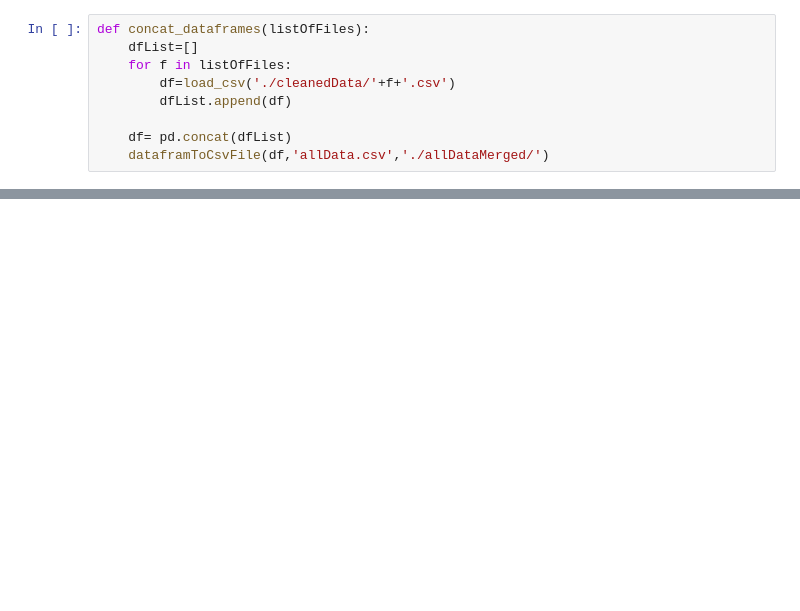
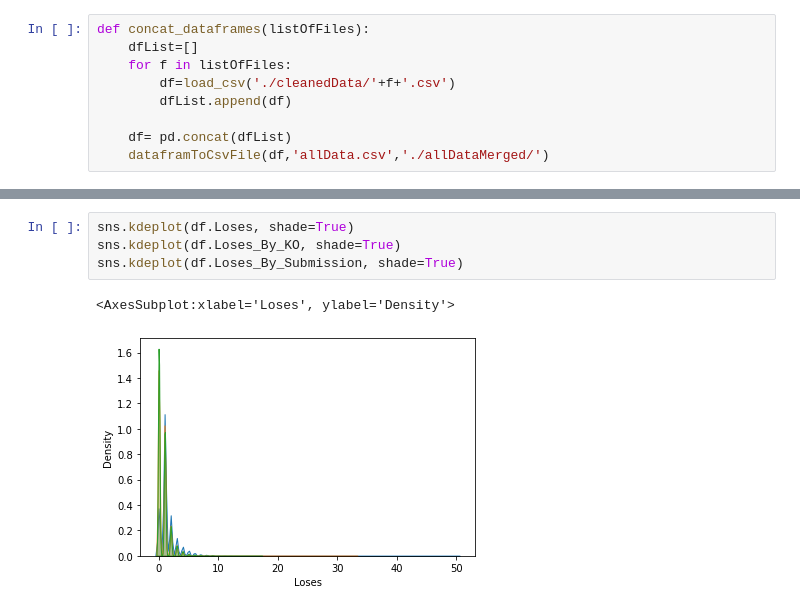
Before and after one commit to omriglevi/DataScience-Final, a Jupyter notebook: Data Science Final Project.ipynb, the cells around one changed output, grey strips where cells are left out. Cells and saved outputs as stored; diff of their text form; blank space fills up the shorter version.

```diff
--- a/Data Science Final Project.ipynb
+++ b/Data Science Final Project.ipynb
@@ -299,0 +374,7 @@ df
+# %%
+sns.kdeplot(df.Loses, shade=True)
+sns.kdeplot(df.Loses_By_KO, shade=True)
+sns.kdeplot(df.Loses_By_Submission, shade=True)
+# %% [output]
+<AxesSubplot:xlabel='Loses', ylabel='Density'>
+[figure, added]
```
Also changed, not shown: parts of 20 cells of this notebook, 35 other files.
